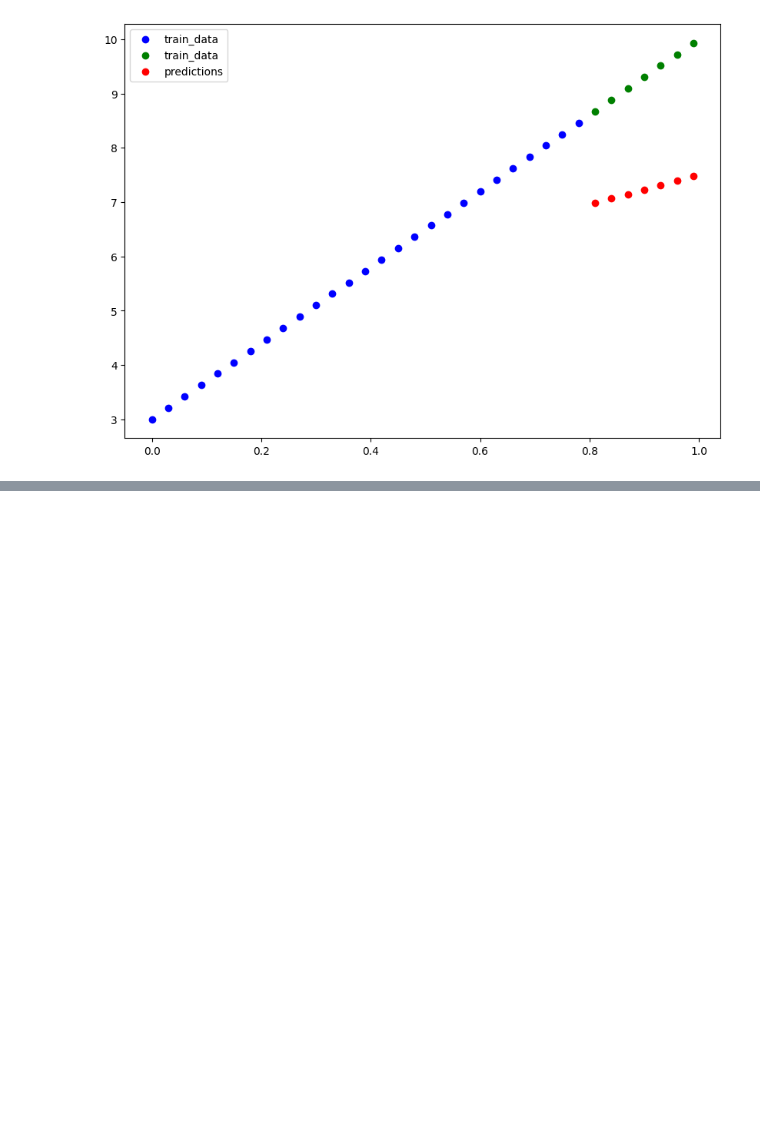
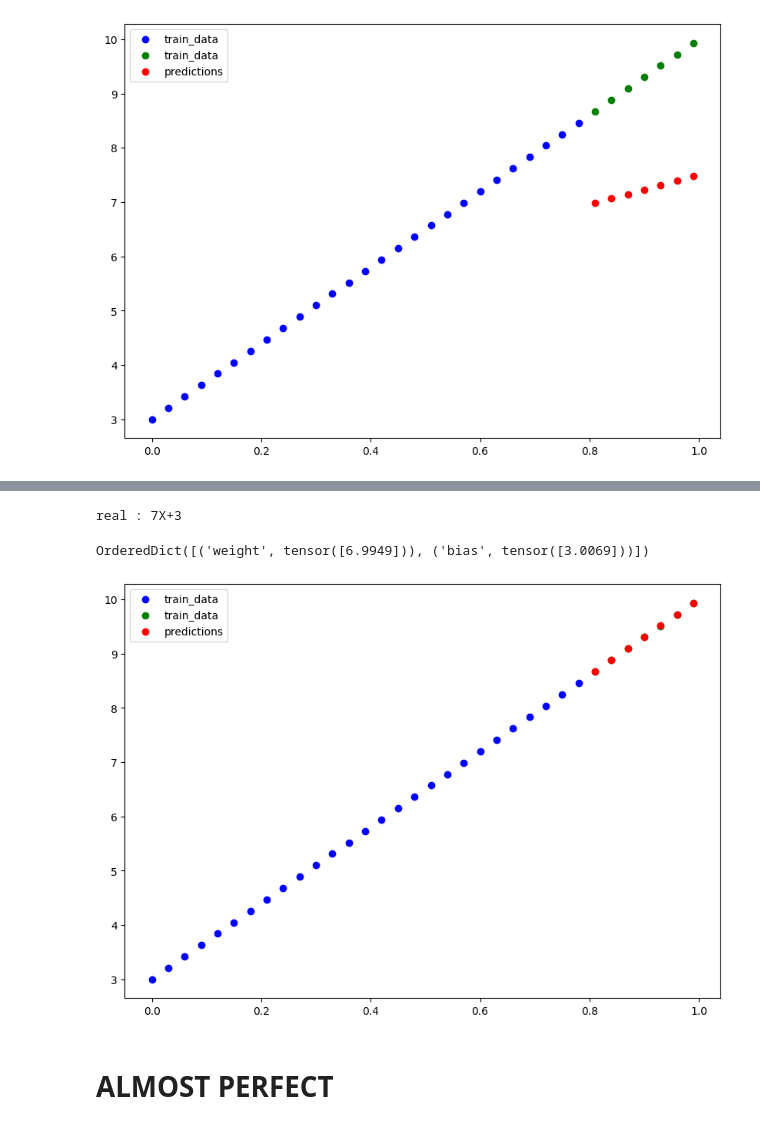
Before and after one commit to ILYAS-tbs/First-model---linear-regression, a Jupyter notebook: linear_regression.ipynb, the cells around one changed output, grey strips where cells are left out. Saved outputs shown, nothing was run; the diff lists cells and outputs as text; code cells hidden in the pictures; blank space fills up the shorter version.

Commit message:
first model - linear regression

```diff
--- a/linear_regression.ipynb
+++ b/linear_regression.ipynb
@@ -210,0 +213,2 @@ OrderedDict([('weight', tensor([2.7722])), ('bias', tensor([4.7346]))])
+# %%
+epochs =1000
@@ -210,0 +266,14 @@ OrderedDict([('weight', tensor([2.7722])), ('bias', tensor([4.7346]))])
+# %%
+with torch.inference_mode():
+    y_preds = model_0(X_test)
+
+plot_predictions(X_train,y_train , X_test , y_test , y_preds )
+
+print(f"real : 7X+3")
+model_0.state_dict()
+# %% [output]
+real : 7X+3
+OrderedDict([('weight', tensor([6.9949])), ('bias', tensor([3.0069]))])
+[figure, added]
+# %% [markdown]
+# ALMOST PERFECT
```
Also changed, not shown: parts of 2 cells of this notebook.
